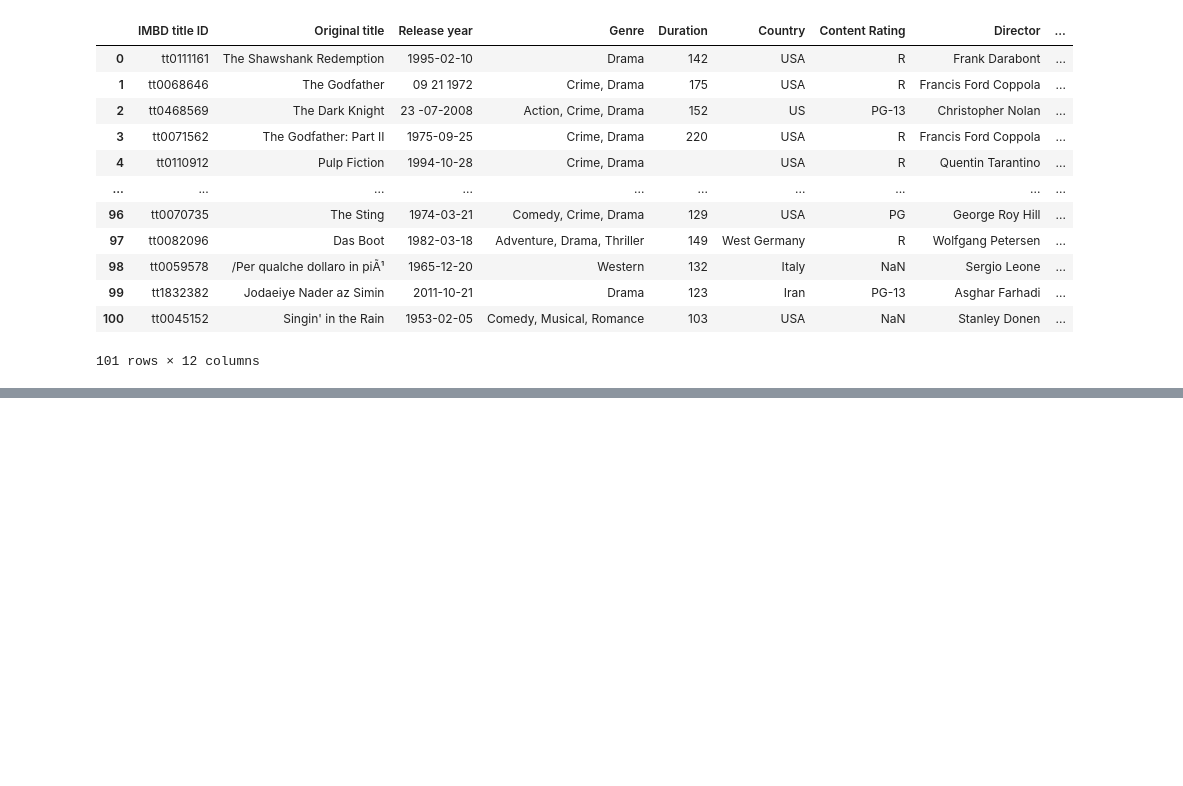
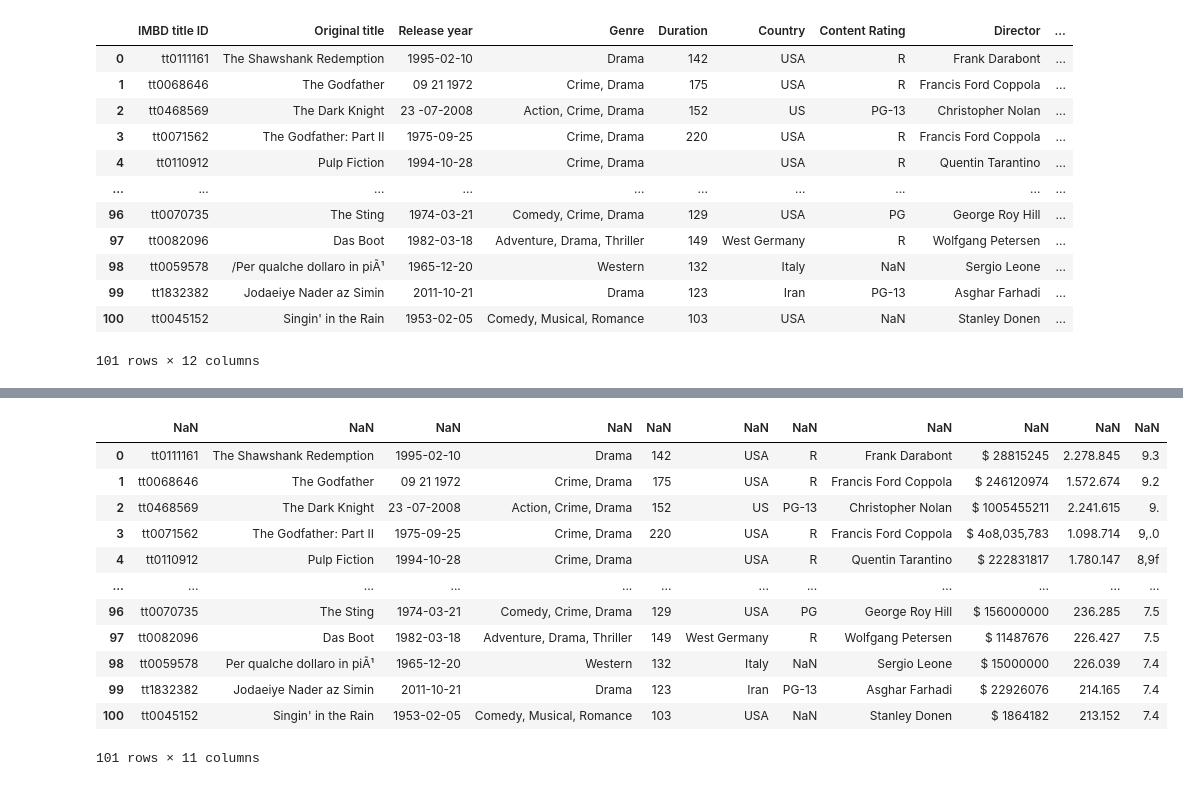
Before and after one commit to yahya-mohammed07/dataCleaningIMDB, a Jupyter notebook: main.ipynb, the cells around one changed output, grey strips where cells are left out. Saved outputs shown, nothing was run; the diff lists cells and outputs as text; code cells hidden in the pictures; blank space fills up the shorter version.

```diff
--- a/main.ipynb
+++ b/main.ipynb
@@ -77,0 +54,16 @@ data
+# %%
+data
+# %% [output]
+|  | NaN | NaN | NaN | NaN | NaN | NaN | NaN | NaN | NaN | NaN | NaN |
+| 0 | tt0111161 | The Shawshank Redemption | 1995-02-10 | Drama | 142 | USA | R | Frank Darabont | $ 28815245 | 2.278.845 | 9.3 |
+| 1 | tt0068646 | The Godfather | 09 21 1972 | Crime, Drama | 175 | USA | R | Francis Ford Coppola | $ 246120974 | 1.572.674 | 9.2 |
+| 2 | tt0468569 | The Dark Knight | 23 -07-2008 | Action, Crime, Drama | 152 | US | PG-13 | Christopher Nolan | $ 1005455211 | 2.241.615 | 9. |
+| 3 | tt0071562 | The Godfather: Part II | 1975-09-25 | Crime, Drama | 220 | USA | R | Francis Ford Coppola | $ 4o8,035,783 | 1.098.714 | 9,.0 |
+| 4 | tt0110912 | Pulp Fiction | 1994-10-28 | Crime, Drama |  | USA | R | Quentin Tarantino | $ 222831817 | 1.780.147 | 8,9f |
+| ... | ... | ... | ... | ... | ... | ... | ... | ... | ... | ... | ... |
+| 96 | tt0070735 | The Sting | 1974-03-21 | Comedy, Crime, Drama | 129 | USA | PG | George Roy Hill | $ 156000000 | 236.285 | 7.5 |
+| 97 | tt0082096 | Das Boot | 1982-03-18 | Adventure, Drama, Thriller | 149 | West Germany | R | Wolfgang Petersen | $ 11487676 | 226.427 | 7.5 |
+| 98 | tt0059578 | Per qualche dollaro in piÃ¹ | 1965-12-20 | Western | 132 | Italy | NaN | Sergio Leone | $ 15000000 | 226.039 | 7.4 |
+| 99 | tt1832382 | Jodaeiye Nader az Simin | 2011-10-21 | Drama | 123 | Iran | PG-13 | Asghar Farhadi | $ 22926076 | 214.165 | 7.4 |
+| 100 | tt0045152 | Singin' in the Rain | 1953-02-05 | Comedy, Musical, Romance | 103 | USA | NaN | Stanley Donen | $ 1864182 | 213.152 | 7.4 |
+101 rows × 11 columns
```
Also changed, not shown: parts of 2 cells of this notebook, 3 other files.
